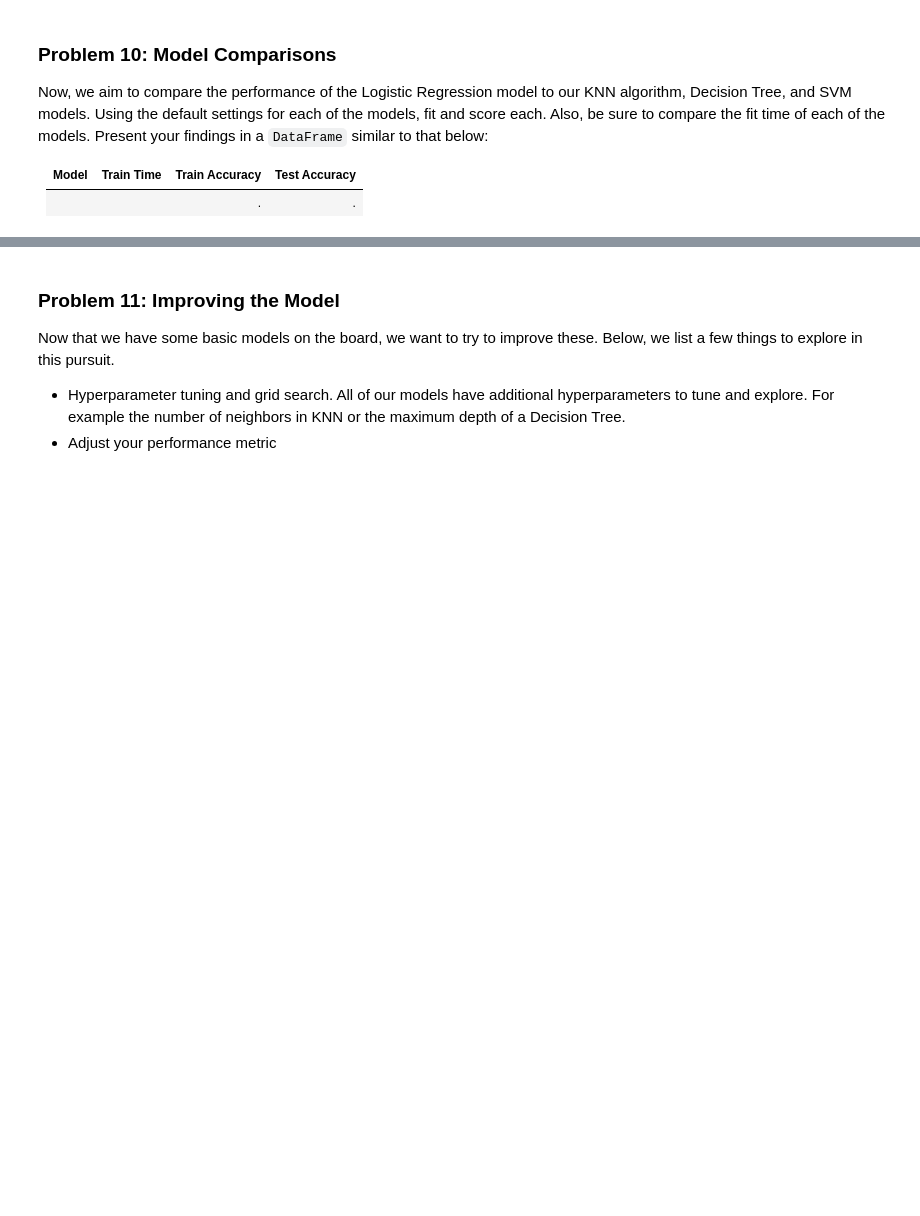
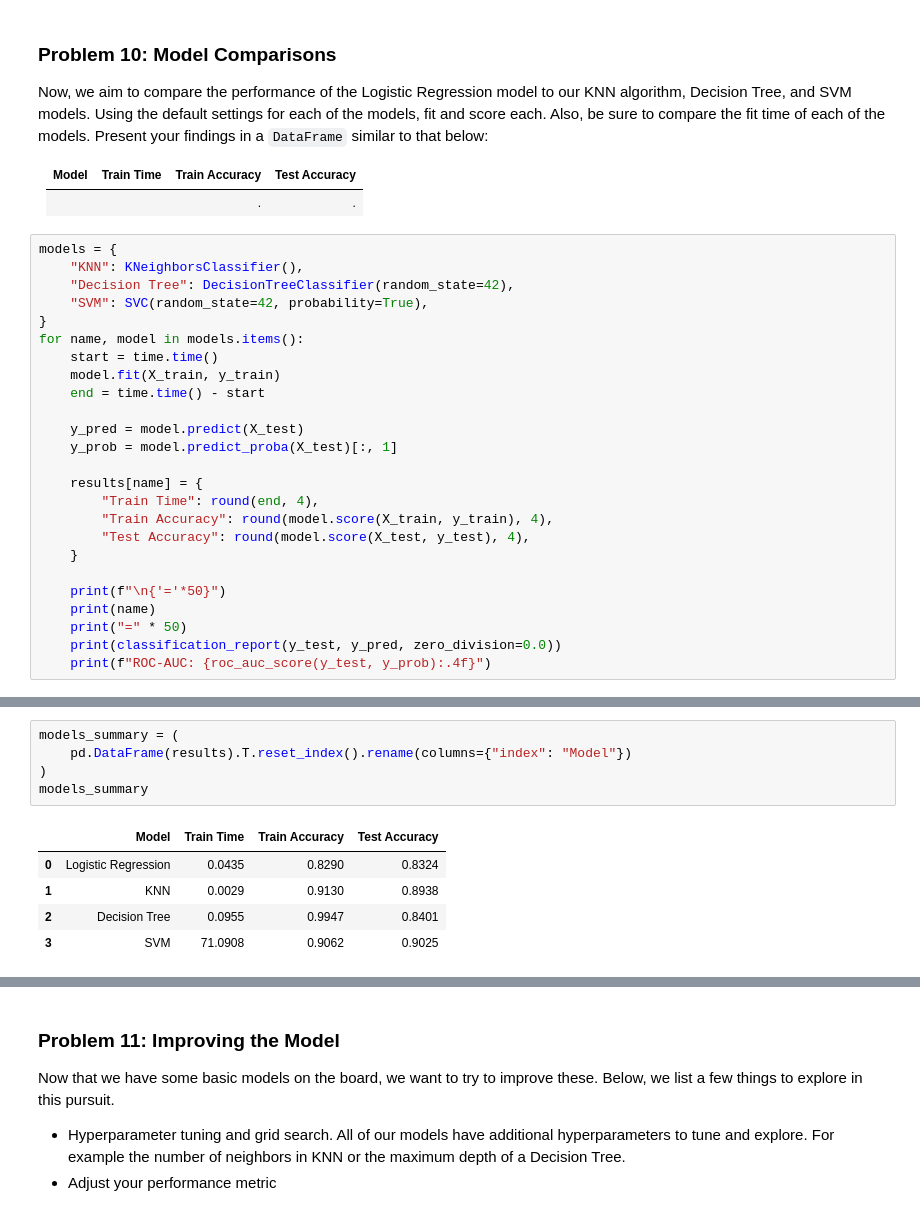
Before and after one commit to thechiangsta/UCB-Module-17-Assignment, a Jupyter notebook: classification_comparisons.ipynb, the cells around one changed output, grey strips where cells are left out. Drawn from its saved outputs; the diff is of its cells as text; blank space fills up the shorter version.

```diff
--- a/classification_comparisons.ipynb
+++ b/classification_comparisons.ipynb
@@ -304,3 +328,28 @@ Now, we aim to compare the performance of the Logistic Regression model to our K
 | Model | Train Time | Train Accuracy | Test Accuracy |
 | ----- | ---------- | -------------  | -----------   |
 |     |    |.     |.     |
+# %%
+models = {
+    "KNN": KNeighborsClassifier(),
+    "Decision Tree": DecisionTreeClassifier(random_state=42),
+    "SVM": SVC(random_state=42, probability=True),
+}
+for name, model in models.items():
+    start = time.time()
+    model.fit(X_train, y_train)
+    end = time.time() - start
+
+    y_pred = model.predict(X_test)
+    y_prob = model.predict_proba(X_test)[:, 1]
+
+    results[name] = {
+        "Train Time": round(end, 4),
+        "Train Accuracy": round(model.score(X_train, y_train), 4),
+        "Test Accuracy": round(model.score(X_test, y_test), 4),
+    }
+
+    print(f"\n{'='*50}")
+    print(name)
+    print("=" * 50)
+    print(classification_report(y_test, y_pred, zero_division=0.0))
+    print(f"ROC-AUC: {roc_auc_score(y_test, y_prob):.4f}")
@@ -306,0 +374,11 @@ Now, we aim to compare the performance of the Logistic Regression model to our K
+# %%
+models_summary = (
+    pd.DataFrame(results).T.reset_index().rename(columns={"index": "Model"})
+)
+models_summary
+# %% [output]
+|  | Model | Train Time | Train Accuracy | Test Accuracy |
+| 0 | Logistic Regression | 0.0435 | 0.8290 | 0.8324 |
+| 1 | KNN | 0.0029 | 0.9130 | 0.8938 |
+| 2 | Decision Tree | 0.0955 | 0.9947 | 0.8401 |
+| 3 | SVM | 71.0908 | 0.9062 | 0.9025 |
```
Also changed, not shown: parts of 8 cells of this notebook.
